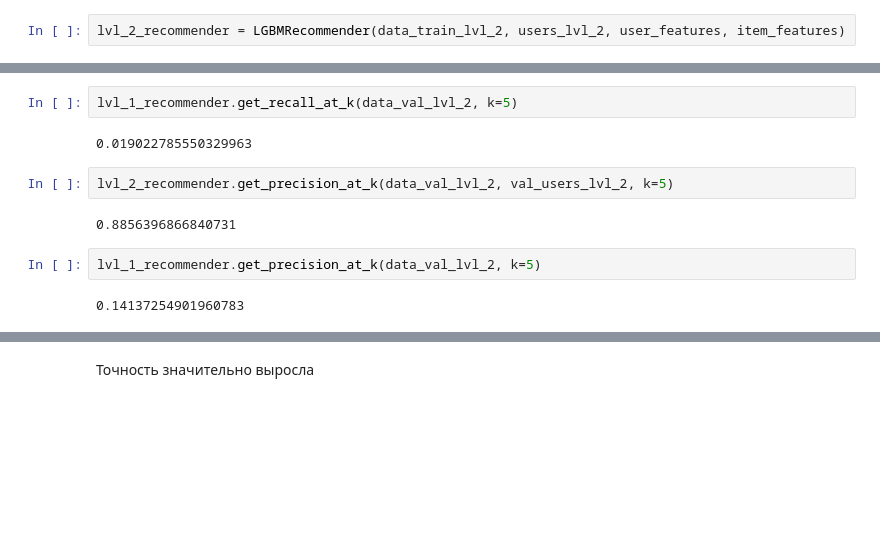
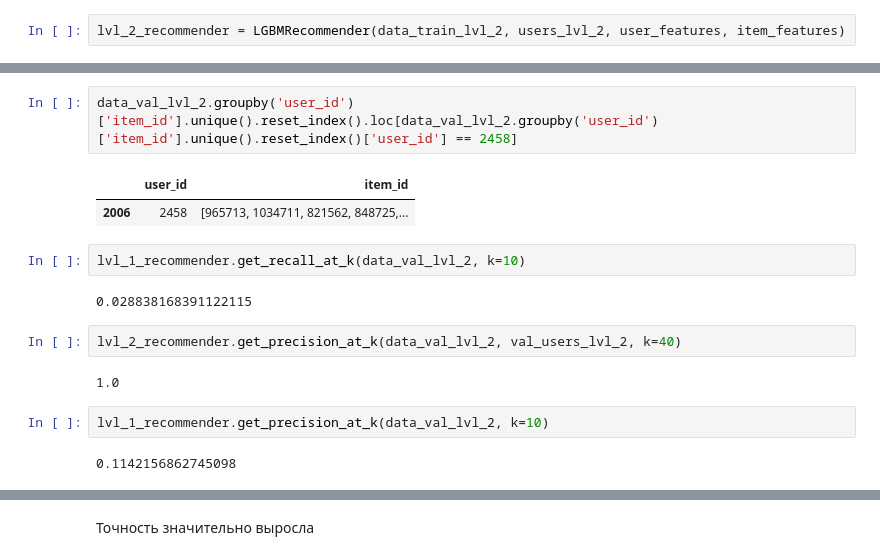
Before and after one commit to Anbionchik/Git_brain_lessons, a Jupyter notebook: Rec systems/Les6/webinar_6.ipynb, the cells around one changed output, grey strips where cells are left out. Saved outputs shown, nothing was run; the diff lists cells and outputs as text; blank space fills up the shorter version.

```diff
--- a/Rec systems/Les6/webinar_6.ipynb
+++ b/Rec systems/Les6/webinar_6.ipynb
@@ -352,12 +381,17 @@ lvl_2_recommender.get_recall_at_k(data_val_lvl_2, val_users_lvl_2, k=5)
+# %%
+data_val_lvl_2.groupby('user_id')['item_id'].unique().reset_index().loc[data_val_lvl_2.groupby('user_id')['item_id'].unique().reset_index()['user_id'] == 2458]
+# %% [output]
+|  | user_id | item_id |
+| 2006 | 2458 | [965713, 1034711, 821562, 848725,... |
 # %%
-lvl_1_recommender.get_recall_at_k(data_val_lvl_2, k=5)
+lvl_1_recommender.get_recall_at_k(data_val_lvl_2, k=10)
 # %% [output]
-0.019022785550329963
+0.028838168391122115
 # %%
-lvl_2_recommender.get_precision_at_k(data_val_lvl_2, val_users_lvl_2, k=5)
+lvl_2_recommender.get_precision_at_k(data_val_lvl_2, val_users_lvl_2, k=40)
 # %% [output]
-0.8856396866840731
+1.0
 # %%
-lvl_1_recommender.get_precision_at_k(data_val_lvl_2, k=5)
+lvl_1_recommender.get_precision_at_k(data_val_lvl_2, k=10)
 # %% [output]
-0.14137254901960783
+0.1142156862745098
```
Also changed, not shown: parts of 13 cells of this notebook.
